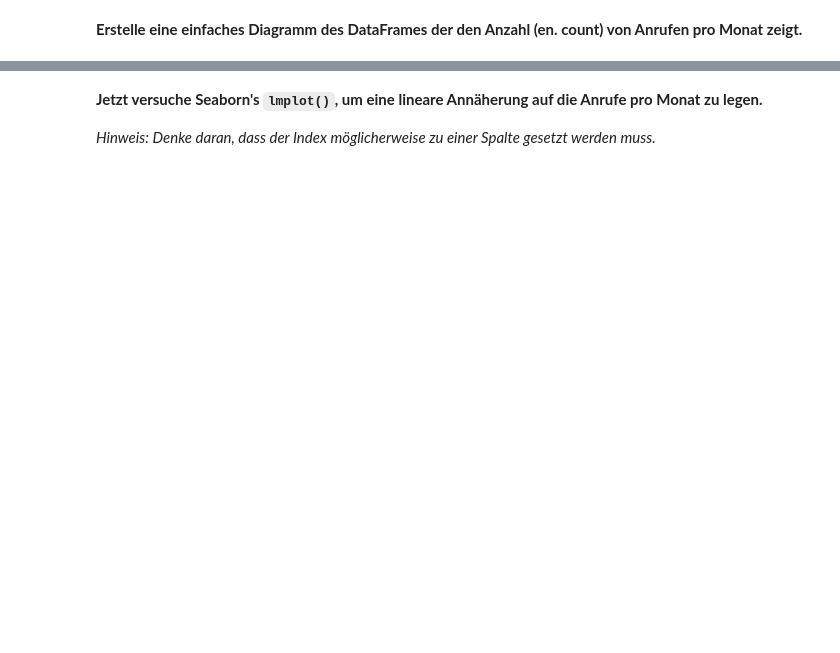
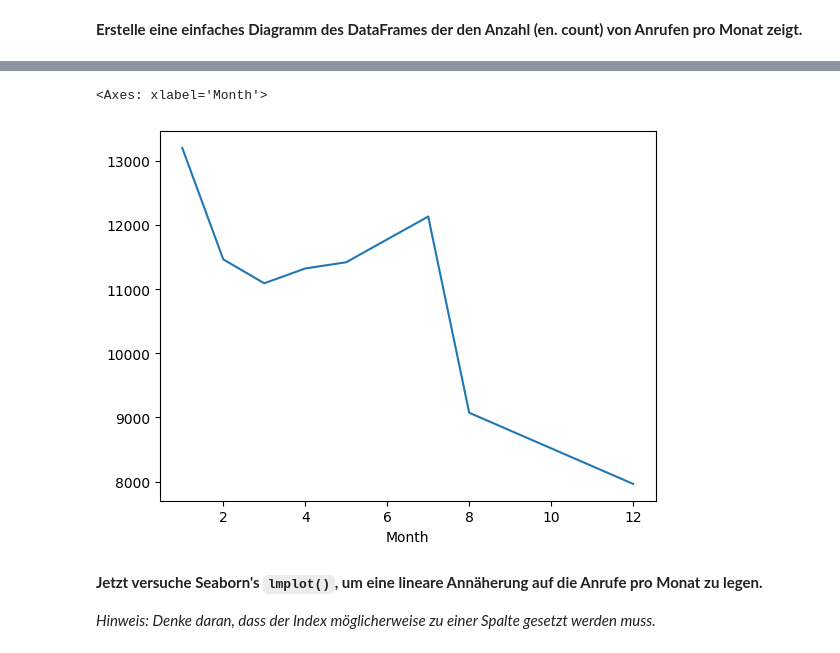
Before and after one commit to anasm20/911_Data_Analysis_Projekt, a Jupyter notebook: 1_911_Anrufe_Projekt_Aufgabe.ipynb, the cells around one changed output, grey strips where cells are left out. Saved outputs shown, nothing was run; the diff lists cells and outputs as text; code cells hidden in the pictures; blank space fills up the shorter version.

```diff
--- a/1_911_Anrufe_Projekt_Aufgabe.ipynb
+++ b/1_911_Anrufe_Projekt_Aufgabe.ipynb
@@ -209,0 +218,3 @@ Dir sollte auffallen, dass einige Monate fehlen. Lass uns versuchen die fehlende
+# %%
+byMonth = df.groupby('Month').count()
+byMonth.head(5)
@@ -216,3 +231,8 @@ Dir sollte auffallen, dass einige Monate fehlen. Lass uns versuchen die fehlende
+# %%
+byMonth['twp'].plot()
+# %% [output]
+<Axes: xlabel='Month'>
+[figure, added]
 # %% [markdown]
 **Jetzt versuche Seaborn's `lmplot()`, um eine lineare Annäherung auf die Anrufe pro Monat zu legen.**
 
```
Also changed, not shown: parts of 43 cells of this notebook.
